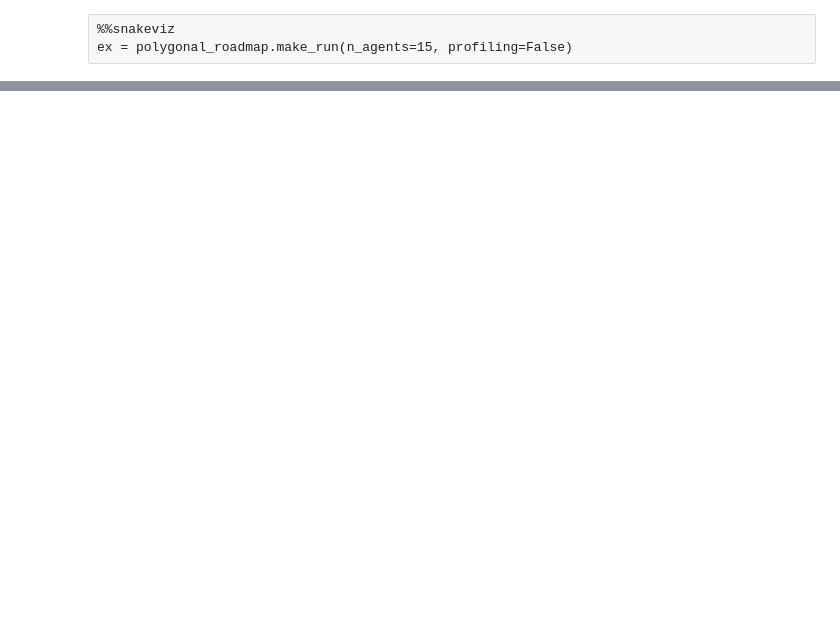
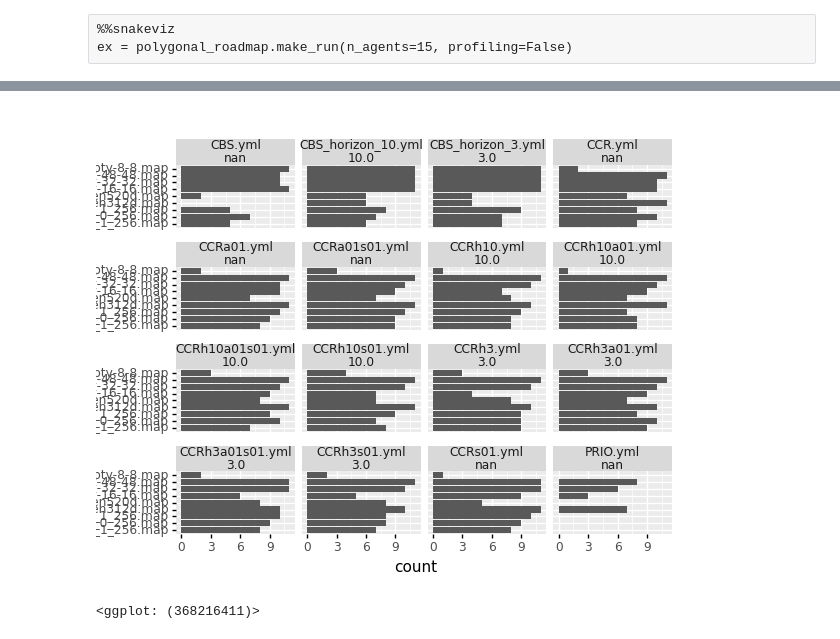
Before and after one commit to ovgu-FINken/polygonal_roadmaps, a Jupyter notebook: Pathfinding.ipynb, the cells around one changed output, grey strips where cells are left out. Cells and saved outputs as stored; diff of their text form; code cells hidden in the pictures; blank space fills up the shorter version.

```diff
--- a/Pathfinding.ipynb
+++ b/Pathfinding.ipynb
@@ -62,0 +47,5 @@ df_obstacles = polygonal_roadmap.MapfInfoEnvironment(SCEN).get_obstacle_df()
+# %%
+ggplot(d[1].loc[~d[1].failed], aes(x="map_file")) + geom_bar() + coord_flip() + facet_wrap(['planner_file', 'horizon'])
+# %% [output]
+[figure, added]
+<ggplot: (368216411)>
```
Also changed, not shown: parts of 23 cells of this notebook, 1 other file.
